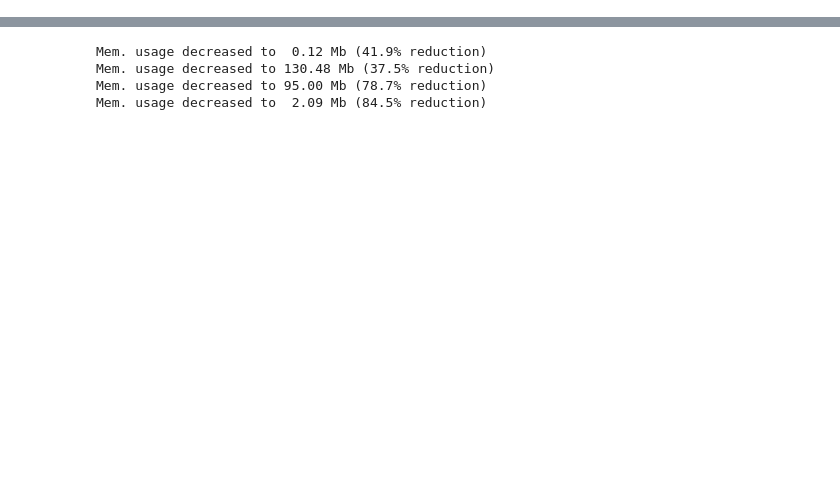
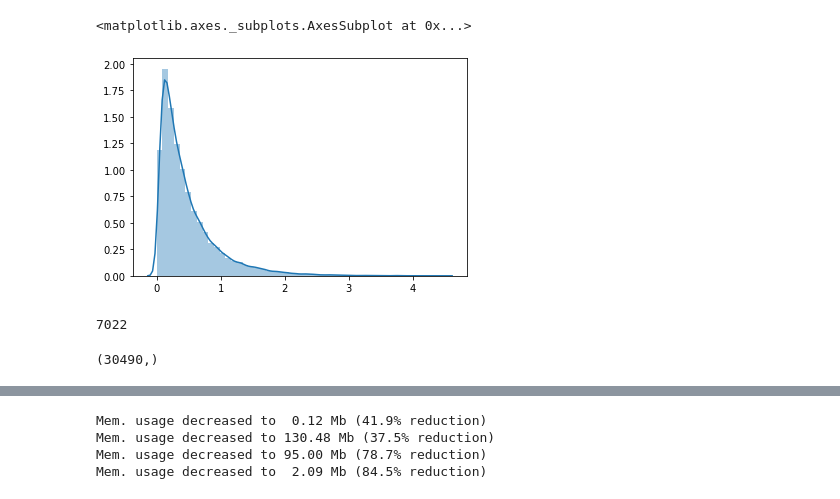
Before and after one commit to Relevation-143/Deep-Time-Series-Prediction, a Jupyter notebook: m5-wavenet.ipynb, the cells around one changed output, grey strips where cells are left out. Saved outputs shown, nothing was run; the diff lists cells and outputs as text; code cells hidden in the pictures; blank space fills up the shorter version.

```diff
--- a/m5-wavenet.ipynb
+++ b/m5-wavenet.ipynb
@@ -16,0 +122,2 @@ import seaborn as sns
+# %%
+xy_masked = np.ma.masked_array(xy, mask=xy_not_sell.astype(bool) | np.isnan(xy))
@@ -16,0 +134,13 @@ import seaborn as sns
+# %%
+sns.distplot((np.log1p(xy_masked).mean(axis=1).data))
+# %% [output]
+<matplotlib.axes._subplots.AxesSubplot at 0x...>
+[figure, added]
+# %%
+np.argmax(xy_masked.mean(axis=1).data)
+# %% [output]
+7022
+# %%
+xy_masked.mean(axis=1).data.shape
+# %% [output]
+(30490,)
```
Also changed, not shown: parts of 26 cells of this notebook.
